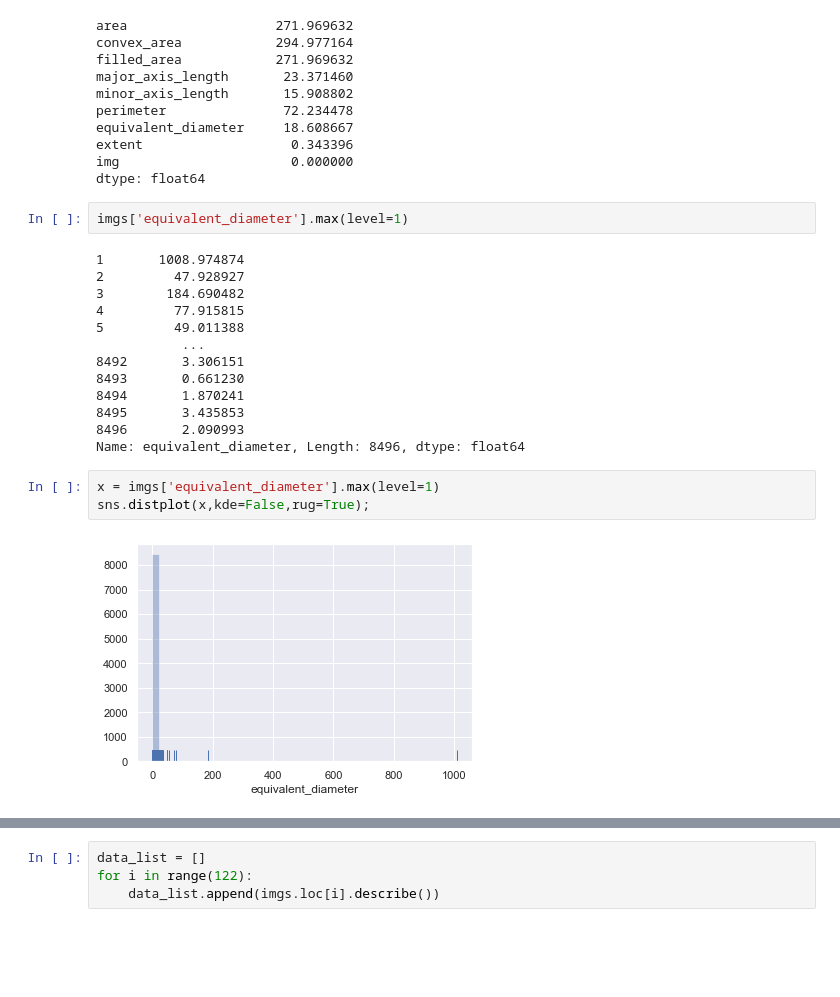
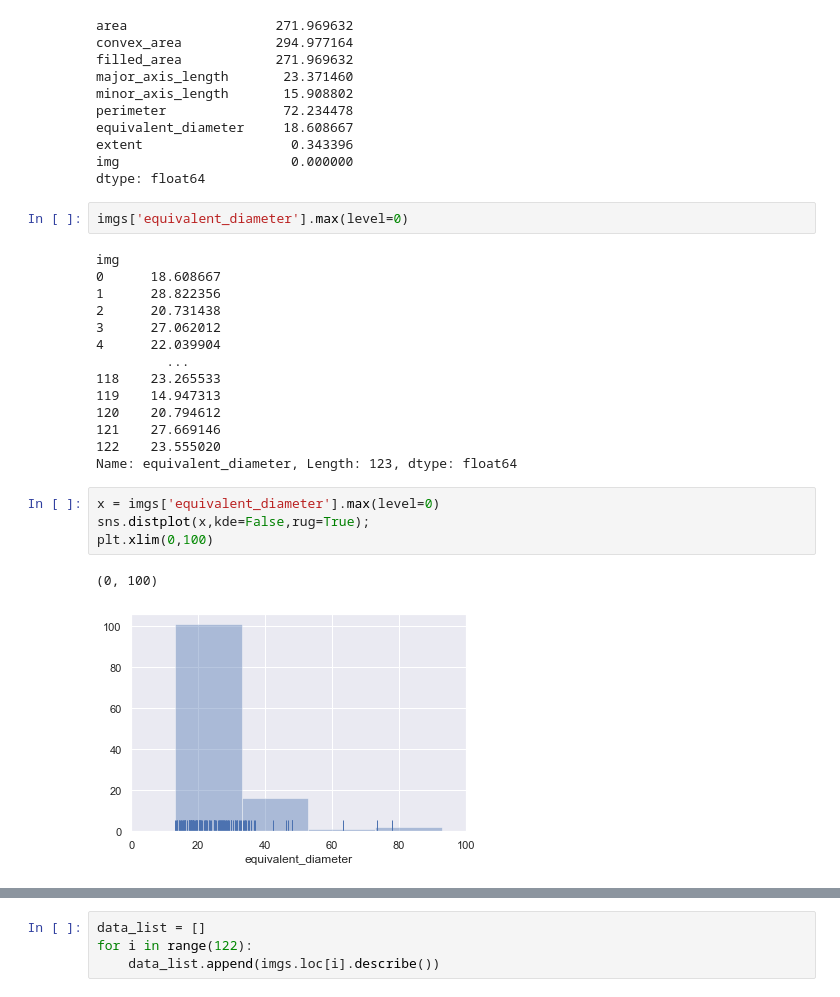
Before and after one commit to jrr1984/defects_analysis, a Jupyter notebook: pandas_analysis.ipynb, the cells around one changed output, grey strips where cells are left out. Cells and saved outputs as stored; diff of their text form; blank space fills up the shorter version.

Commit message:
algorithm working with scikit image

```diff
--- a/pandas_analysis.ipynb
+++ b/pandas_analysis.ipynb
@@ -73,22 +73,25 @@ extent                   0.343396
 img                      0.000000
 dtype: float64
 # %%
-imgs['equivalent_diameter'].max(level=1)
+imgs['equivalent_diameter'].max(level=0)
 # %% [output]
-1       1008.974874
-2         47.928927
-3        184.690482
-4         77.915815
-5         49.011388
-           ...
-8492       3.306151
-8493       0.661230
-8494       1.870241
-8495       3.435853
-8496       2.090993
-Name: equivalent_diameter, Length: 8496, dtype: float64
+img
+0      18.608667
+1      28.822356
+2      20.731438
+3      27.062012
+4      22.039904
+         ...
+118    23.265533
+119    14.947313
+120    20.794612
+121    27.669146
+122    23.555020
+Name: equivalent_diameter, Length: 123, dtype: float64
 # %%
-x = imgs['equivalent_diameter'].max(level=1)
+x = imgs['equivalent_diameter'].max(level=0)
 sns.distplot(x,kde=False,rug=True);
+plt.xlim(0,100)
 # %% [output]
+(0, 100)
-[figure, old version]
+[figure, new version]
```
Also changed, not shown: parts of 3 cells of this notebook, 6 other files.
